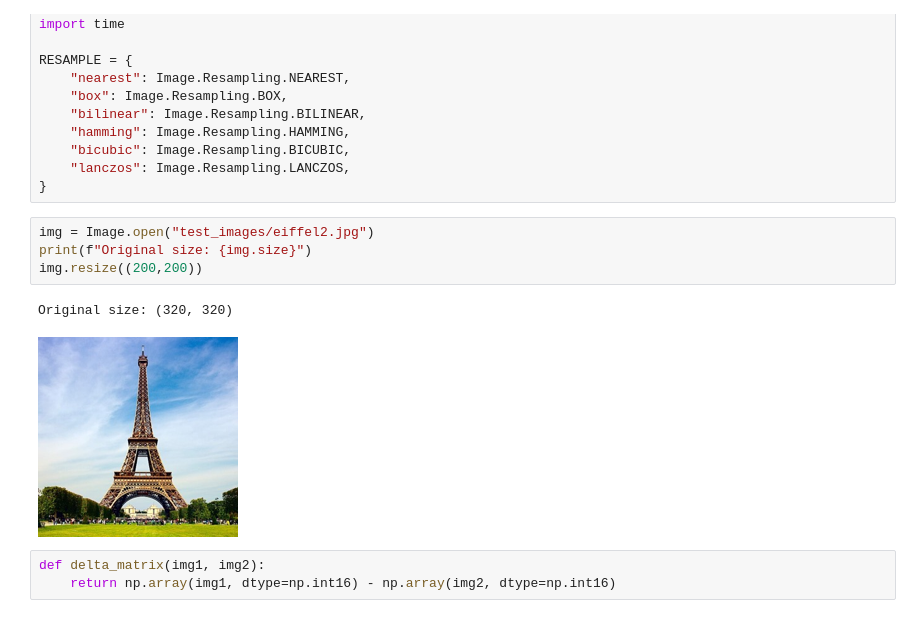
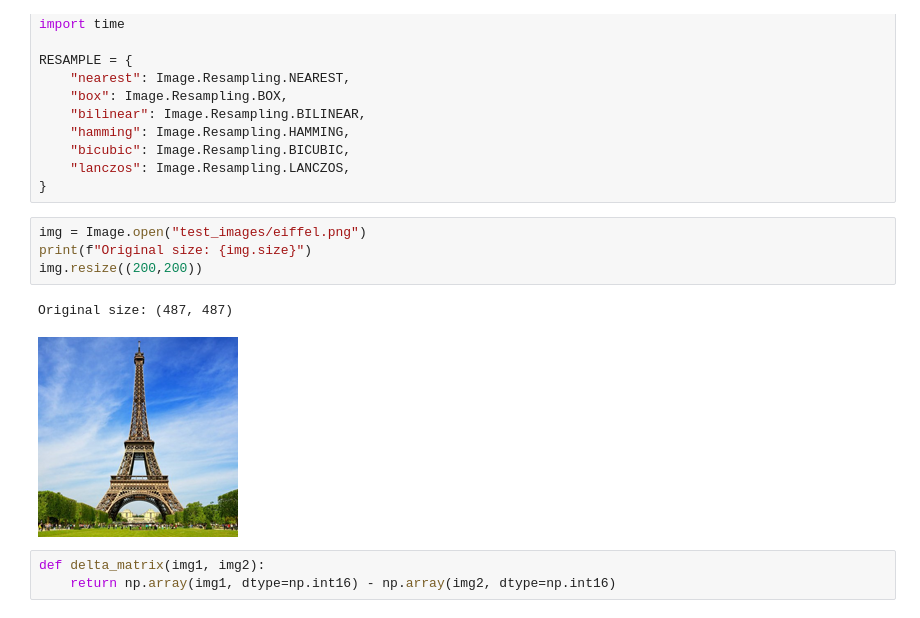
Before and after one commit to EgeEken/PBC, a Jupyter notebook: PBC3_DEV.ipynb, the cells around one changed output. Cells and saved outputs as stored; diff of their text form.

```diff
--- a/PBC3_DEV.ipynb
+++ b/PBC3_DEV.ipynb
@@ -20,12 +20,12 @@ RESAMPLE = {
     "lanczos": Image.Resampling.LANCZOS,
 }
 # %%
-img = Image.open("test_images/eiffel2.jpg")
+img = Image.open("test_images/eiffel.png")
 print(f"Original size: {img.size}")
 img.resize((200,200))
 # %% [output]
-Original size: (320, 320)
+Original size: (487, 487)
-[figure, old version]
+[figure, new version]
 # %%
 def delta_matrix(img1, img2):
     return np.array(img1, dtype=np.int16) - np.array(img2, dtype=np.int16)
```
Also changed, not shown: parts of 17 cells of this notebook.
